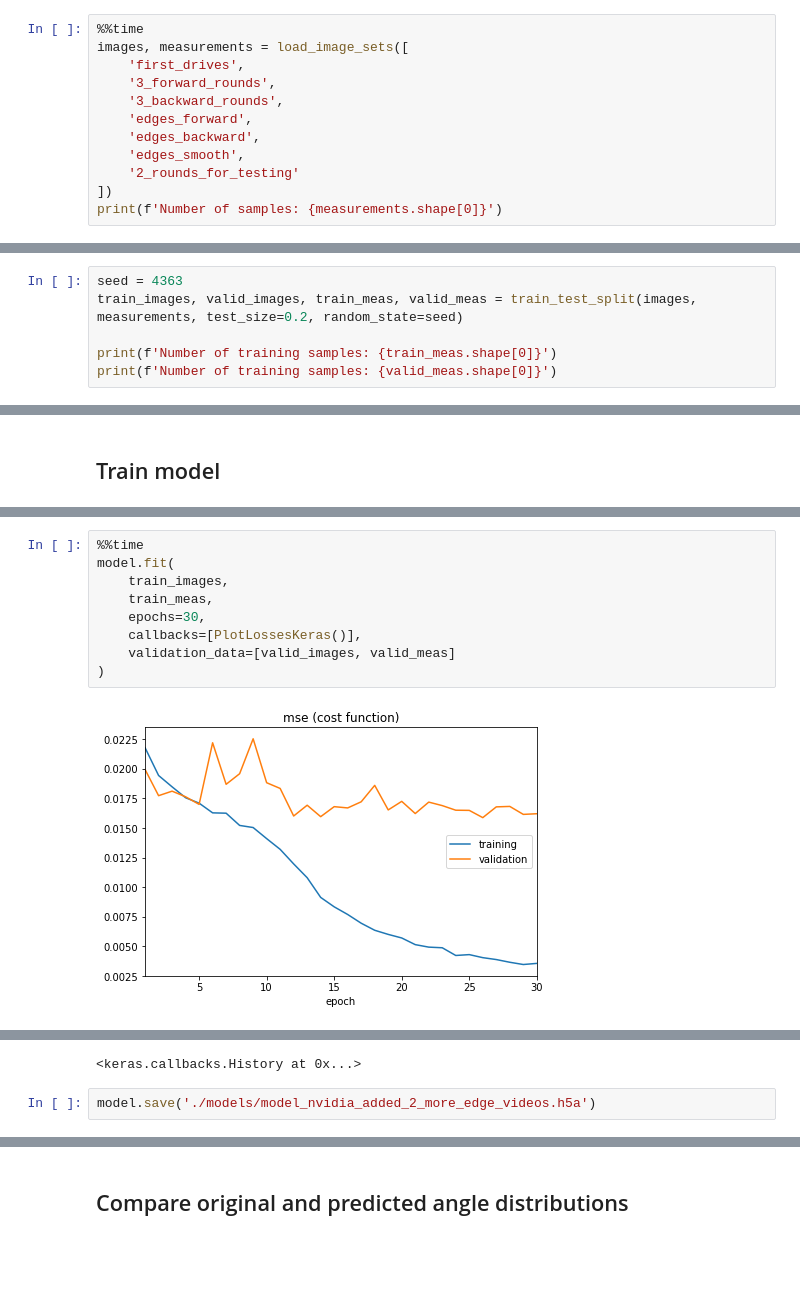
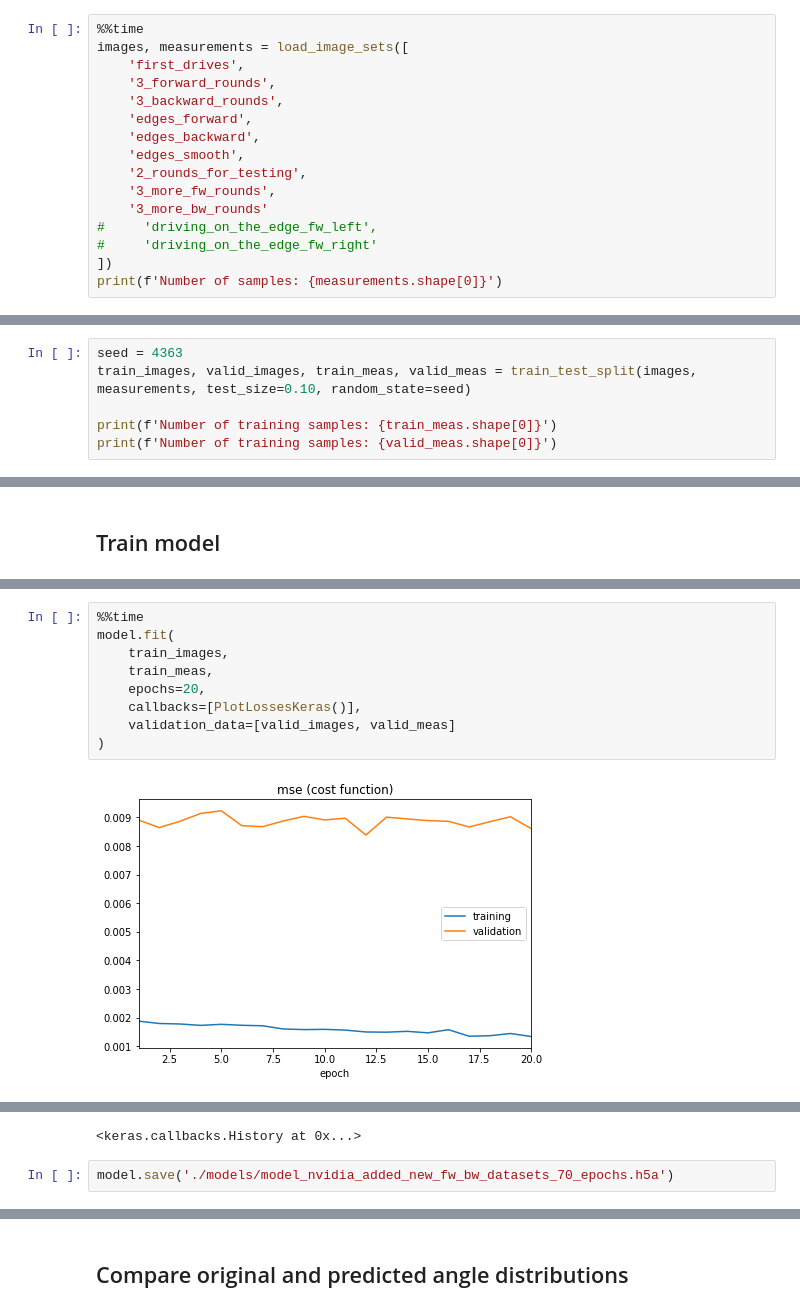
Before and after one commit to koulakis/CarND-Behavioral-Cloning-P3, a Jupyter notebook: clone.ipynb, the cells around one changed output, grey strips where cells are left out. Saved outputs shown, nothing was run; the diff lists cells and outputs as text; blank space fills up the shorter version.

Commit message:
Trains using the new 3 rounds per direction dataset.

```diff
--- a/clone.ipynb
+++ b/clone.ipynb
@@ -59,7 +100,11 @@ images, measurements = load_image_sets([
     'edges_forward',
     'edges_backward',
     'edges_smooth',
-    '2_rounds_for_testing'
+    '2_rounds_for_testing',
+    '3_more_fw_rounds',
+    '3_more_bw_rounds'
+#     'driving_on_the_edge_fw_left',
+#     'driving_on_the_edge_fw_right'
 ])
 print(f'Number of samples: {measurements.shape[0]}')
 # %% [output]
@@ -69,6 +114,6 @@ Wall time: 27.2 s
 # %%
 seed = 4363
-train_images, valid_images, train_meas, valid_meas = train_test_split(images, measurements, test_size=0.2, random_state=seed)
+train_images, valid_images, train_meas, valid_meas = train_test_split(images, measurements, test_size=0.10, random_state=seed)
 
 print(f'Number of training samples: {train_meas.shape[0]}')
 print(f'Number of training samples: {valid_meas.shape[0]}')
@@ -182,12 +227,12 @@ Wall time: 43 s
 # %%
 %%time
 model.fit(
     train_images,
     train_meas,
-    epochs=30,
+    epochs=20,
     callbacks=[PlotLossesKeras()],
     validation_data=[valid_images, valid_meas]
 )
 # %% [output]
-[figure, old version]
+[figure, new version]
 mse (cost function):
@@ -198,6 +243,6 @@ Wall time: 20min 49s
 <keras.callbacks.History at 0x...>
 # %%
-model.save('./models/model_nvidia_added_2_more_edge_videos.h5a')
+model.save('./models/model_nvidia_added_new_fw_bw_datasets_70_epochs.h5a')
 # %%
 !./upload_models_to_s3.sh
 # %% [output]
```
Also changed, not shown: parts of 13 cells of this notebook.
